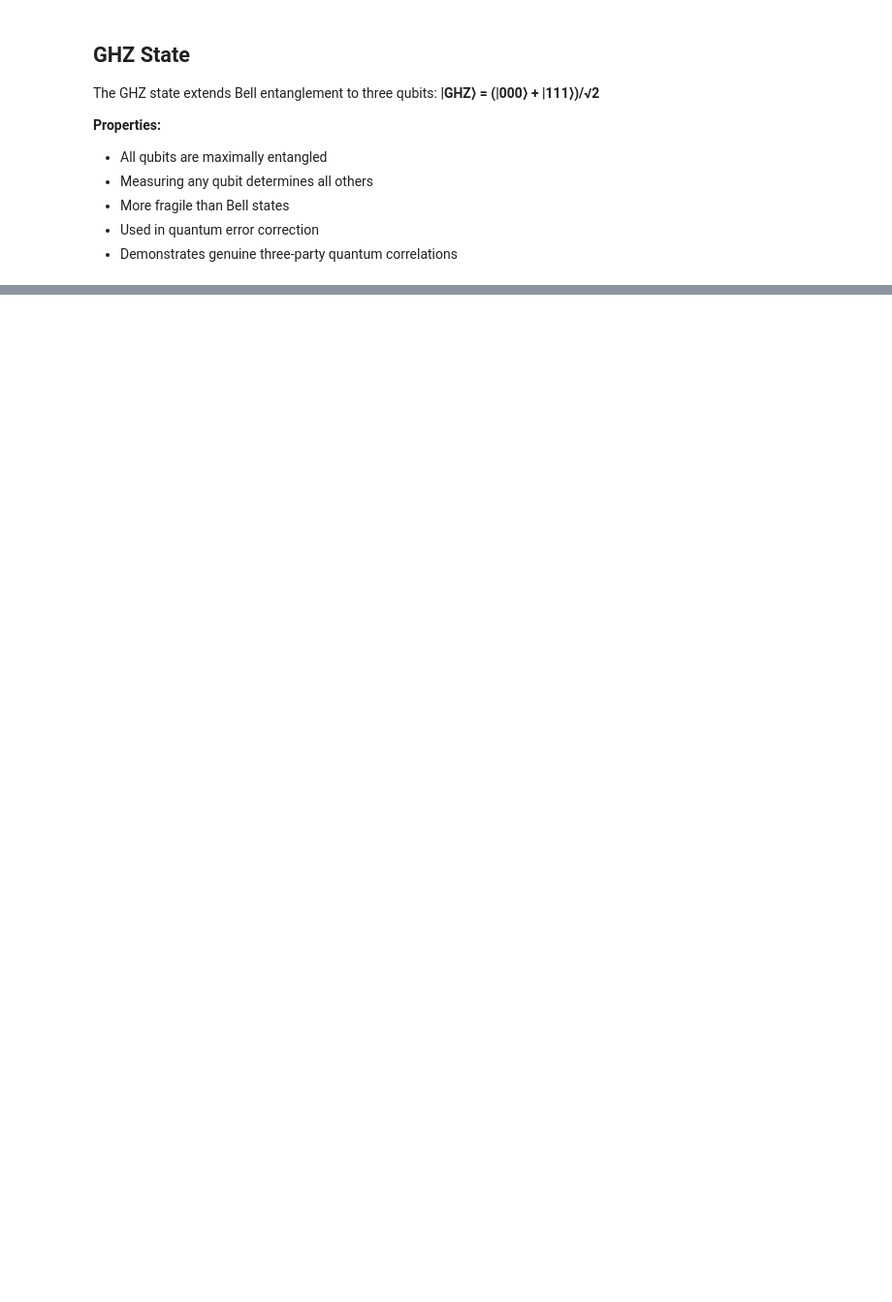
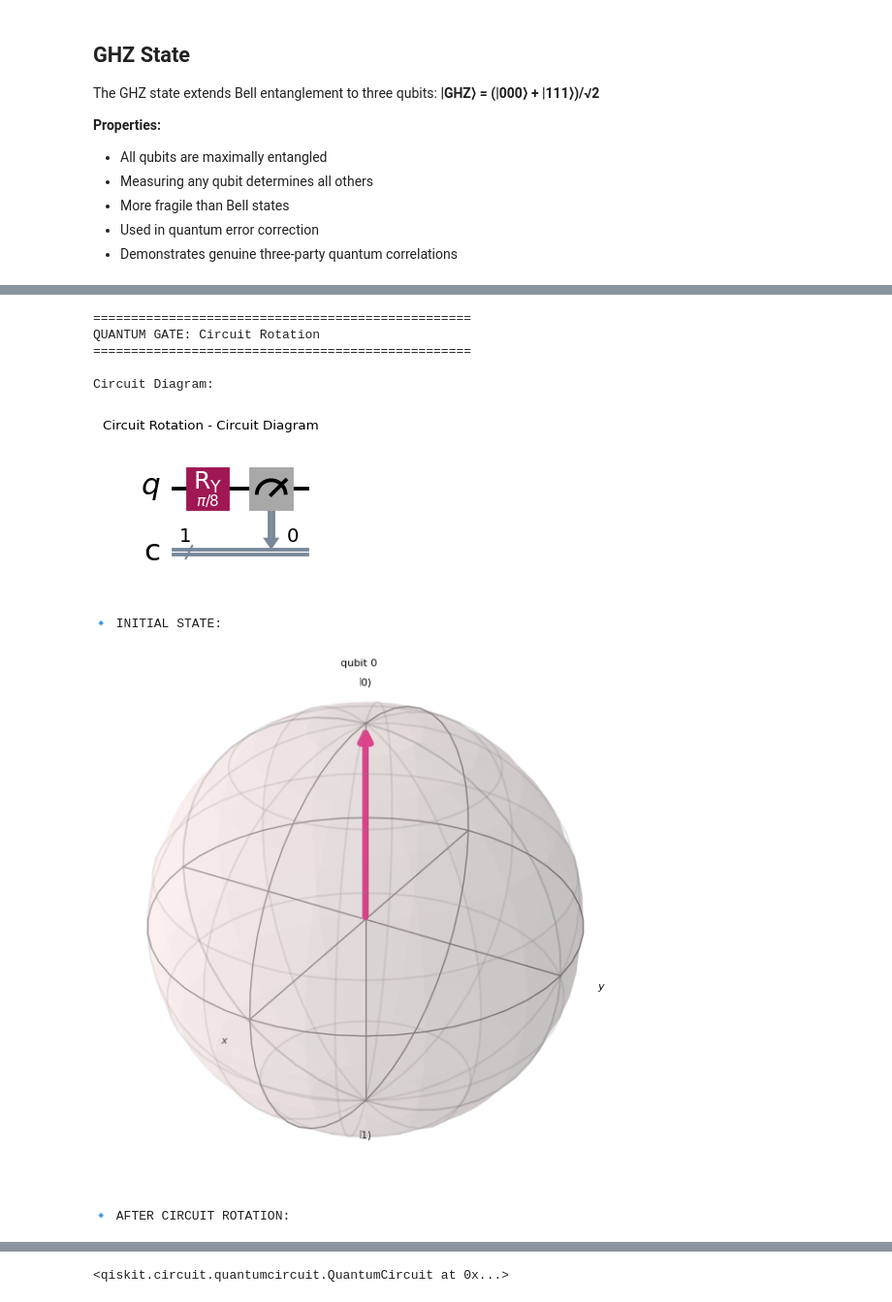
Before and after one commit to giriragav/Qiskit, a Jupyter notebook: GV's_FinalWorkshop.ipynb, the cells around one changed output, grey strips where cells are left out. Shown: that part at 97% size. Saved outputs shown, nothing was run; the diff lists cells and outputs as text; code cells hidden in the pictures; blank space fills up the shorter version.

```diff
--- a/GV's_FinalWorkshop.ipynb
+++ b/GV's_FinalWorkshop.ipynb
@@ -1464,0 +1260,18 @@ plot_histogram(counts)
+# %%
+def gv_gate_circuit():
+    qc = QuantumCircuit(1, 1)
+    qc.ry(np.pi/8, 0)
+    qc.measure(0, 0)
+    return qc
+
+create_and_visualize_gate("Circuit Rotation", gv_gate_circuit)
+# %% [output]
+==================================================
+QUANTUM GATE: Circuit Rotation
+==================================================
+
+Circuit Diagram:
+[figure, added]
+🔹 INITIAL STATE:
+[figure, added]
+🔹 AFTER CIRCUIT ROTATION:
@@ -1464,0 +1279 @@ plot_histogram(counts)
+<qiskit.circuit.quantumcircuit.QuantumCircuit at 0x...>
```
Also changed, not shown: parts of 28 cells of this notebook.
